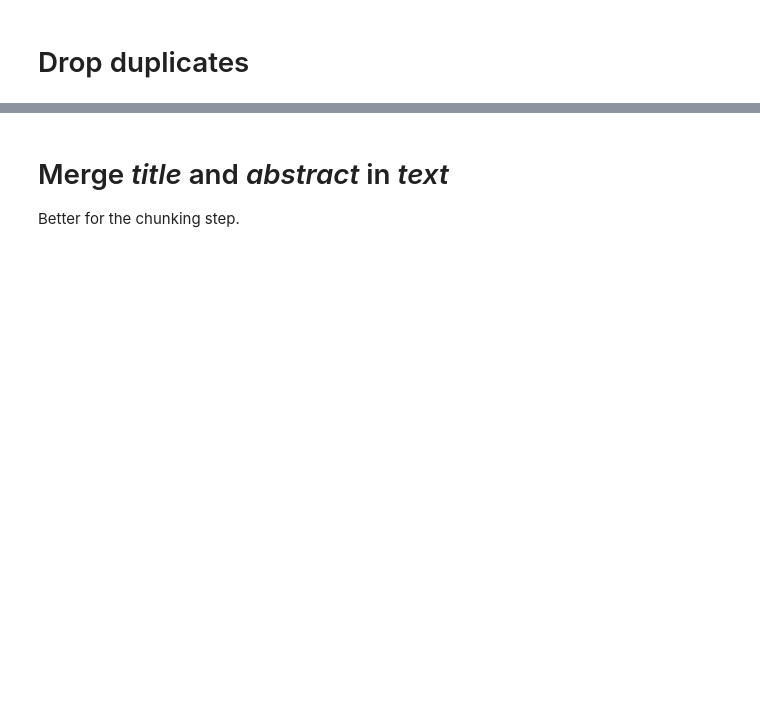
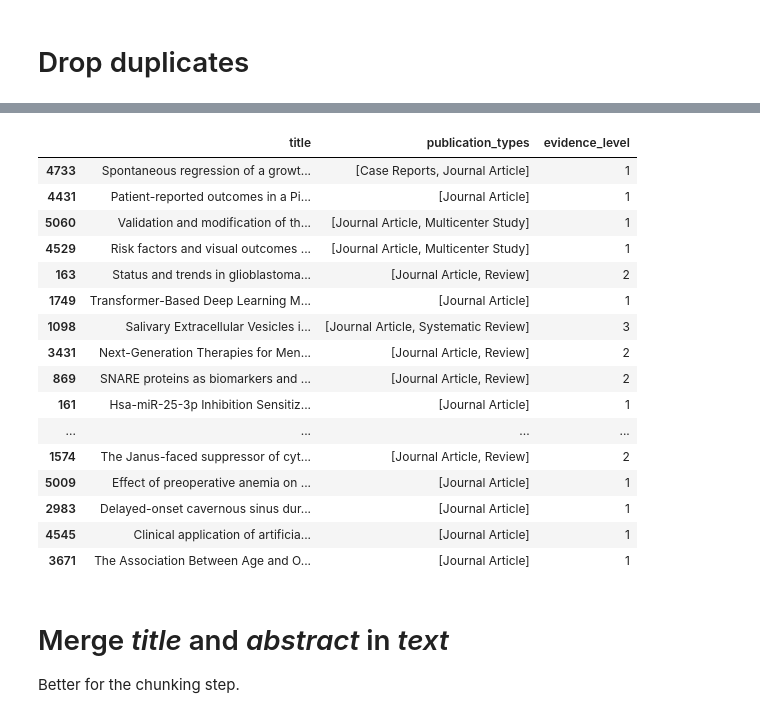
Before and after one commit to Jeremy-Duval-PhD/Medical_assistant, a Jupyter notebook: notebooks/02_eda.ipynb, the cells around one changed output, grey strips where cells are left out. Drawn from its saved outputs; the diff is of its cells as text; code cells hidden in the pictures; blank space fills up the shorter version.

```diff
--- a/notebooks/02_eda.ipynb
+++ b/notebooks/02_eda.ipynb
@@ -264,3 +618,29 @@ len(df)
+# %%
+df[
+    [
+        "title",
+        "publication_types",
+        "evidence_level"
+    ]
+].sample(20)
+# %% [output]
+|  | title | publication_types | evidence_level |
+| 4733 | Spontaneous regression of a growt... | [Case Reports, Journal Article] | 1 |
+| 4431 | Patient-reported outcomes in a Pi... | [Journal Article] | 1 |
+| 5060 | Validation and modification of th... | [Journal Article, Multicenter Study] | 1 |
+| 4529 | Risk factors and visual outcomes ... | [Journal Article, Multicenter Study] | 1 |
+| 163 | Status and trends in glioblastoma... | [Journal Article, Review] | 2 |
+| 1749 | Transformer-Based Deep Learning M... | [Journal Article] | 1 |
+| 1098 | Salivary Extracellular Vesicles i... | [Journal Article, Systematic Review] | 3 |
+| 3431 | Next-Generation Therapies for Men... | [Journal Article, Review] | 2 |
+| 869 | SNARE proteins as biomarkers and ... | [Journal Article, Review] | 2 |
+| 161 | Hsa-miR-25-3p Inhibition Sensitiz... | [Journal Article] | 1 |
+| ... | ... | ... | ... |
+| 1574 | The Janus-faced suppressor of cyt... | [Journal Article, Review] | 2 |
+| 5009 | Effect of preoperative anemia on ... | [Journal Article] | 1 |
+| 2983 | Delayed-onset cavernous sinus dur... | [Journal Article] | 1 |
+| 4545 | Clinical application of artificia... | [Journal Article] | 1 |
+| 3671 | The Association Between Age and O... | [Journal Article] | 1 |
 # %% [markdown]
 # Merge *title* and *abstract* in *text*
 Better for the chunking step.
```
Also changed, not shown: parts of 49 cells of this notebook.
